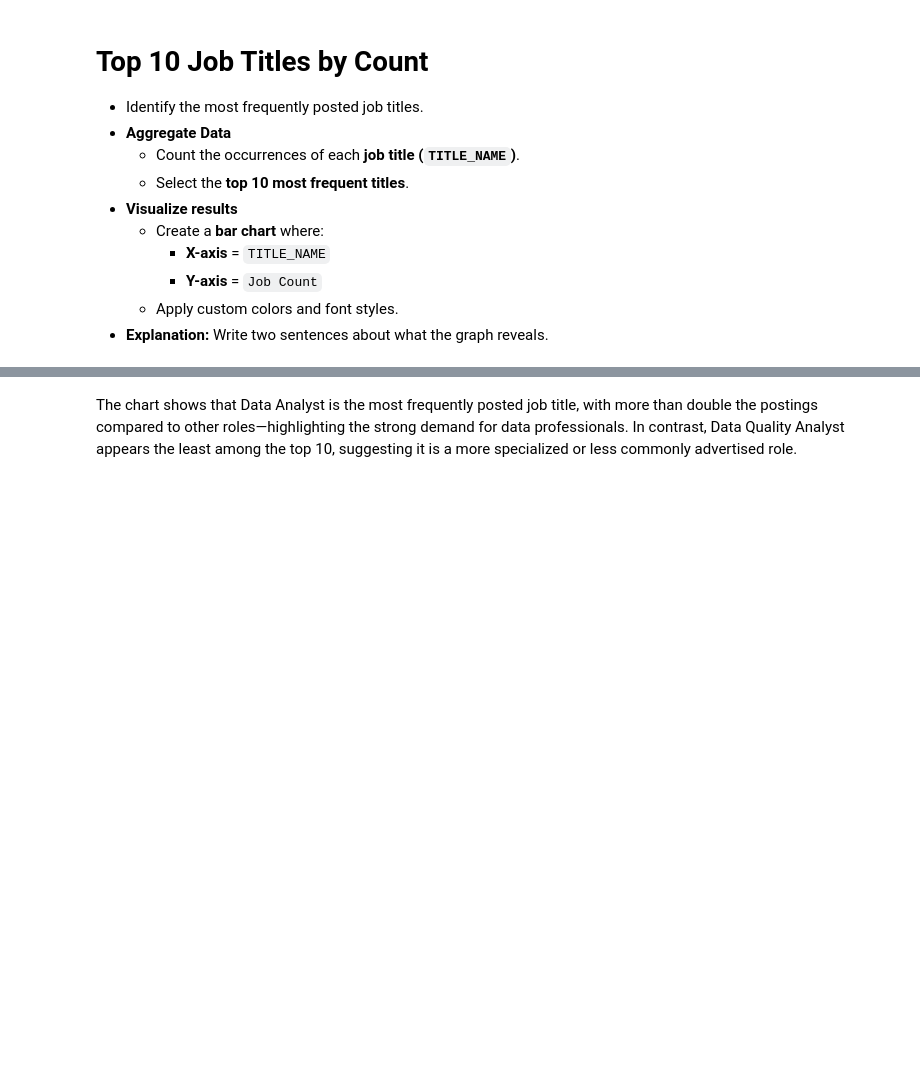
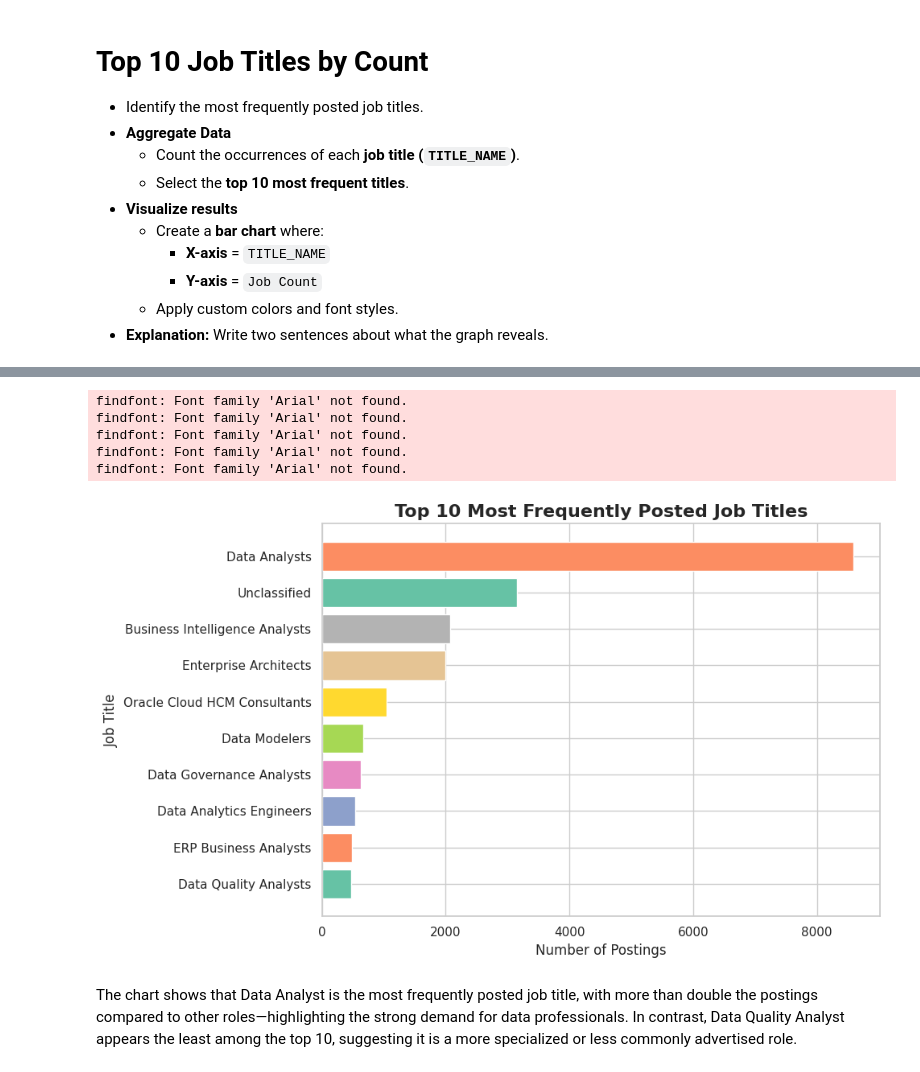
Before and after one commit to met-ad-688/lab06-JohnnyHuynh274, a Jupyter notebook: lab06_NhanHuynh.ipynb, the cells around one changed output, grey strips where cells are left out. Saved outputs shown, nothing was run; the diff lists cells and outputs as text; code cells hidden in the pictures; blank space fills up the shorter version.

```diff
--- a/lab06_NhanHuynh.ipynb
+++ b/lab06_NhanHuynh.ipynb
@@ -238,37 +257,28 @@ The chart shows that the number of job postings decreased during the summer, whi
   - Apply custom colors and font styles.
 - **Explanation:** Write two sentences about what the graph reveals.
 # %%
-# Group by job title and count occurrences
-job_counts = df.groupBy("TITLE_NAME") \
-               .agg(count("*").alias("JOB_COUNT"))
+from pyspark.sql.functions import col, count
 
-# Select Top 10 job titles by count
+# Group and get top 10 jobs
+job_counts = df.groupBy("TITLE_NAME").agg(count("*").alias("JOB_COUNT"))
 top_10_jobs = job_counts.orderBy(col("JOB_COUNT").desc()).limit(10)
 
-# Convert to Pandas for Plotly
-pdf = pd.DataFrame(
-    top_10_jobs.collect(),
-    columns=["TITLE_NAME", "JOB_COUNT"]
-)
+# Convert to Pandas
+pdf = pd.DataFrame(top_10_jobs.collect(), columns=["TITLE_NAME", "JOB_COUNT"])
 
-# Plot bar chart
-fig = px.bar(
-    pdf,
-    x="TITLE_NAME",
-    y="JOB_COUNT",
-    title="Top 10 Most Frequently Posted Job Titles",
-    color="TITLE_NAME",
-    color_discrete_sequence=px.colors.qualitative.Vivid
-)
+# sort again in pandas for nicer order in bar chart
+pdf = pdf.sort_values("JOB_COUNT", ascending=True)
 
-# Customize styles
-fig.update_layout(
-    font_family="Arial",
-    title_font_size=18,
-    xaxis_title="Job Title",
-    yaxis_title="Number of Postings",
-    xaxis_tickangle=-45
-)
+# Bar chart
+plt.figure(figsize=(10, 6))
+sns.set(style="whitegrid")
 
-HTML(to_html(fig, include_plotlyjs='cdn'))
+plt.barh(pdf["TITLE_NAME"], pdf["JOB_COUNT"], color=sns.color_palette("Set2", len(pdf)))
+
+# Step 4: Style
+plt.title("Top 10 Most Frequently Posted Job Titles", fontsize=16, fontweight='bold', family='Arial')
+plt.xlabel("Number of Postings")
+plt.ylabel("Job Title")
+plt.tight_layout()
+plt.show()
 # %% [output]
@@ -276,3 +285,9 @@ HTML(to_html(fig, include_plotlyjs='cdn'))
+findfont: Font family 'Arial' not found.
+findfont: Font family 'Arial' not found.
+findfont: Font family 'Arial' not found.
+findfont: Font family 'Arial' not found.
+findfont: Font family 'Arial' not found.
+[figure, added]
 # %% [markdown]
 The chart shows that Data Analyst is the most frequently posted job title, with more than double the postings compared to other roles—highlighting the strong demand for data professionals. In contrast, Data Quality Analyst appears the least among the top 10, suggesting it is a more specialized or less commonly advertised role.
 # %% [markdown]
```
Also changed, not shown: parts of 14 cells of this notebook, 1 other file.
